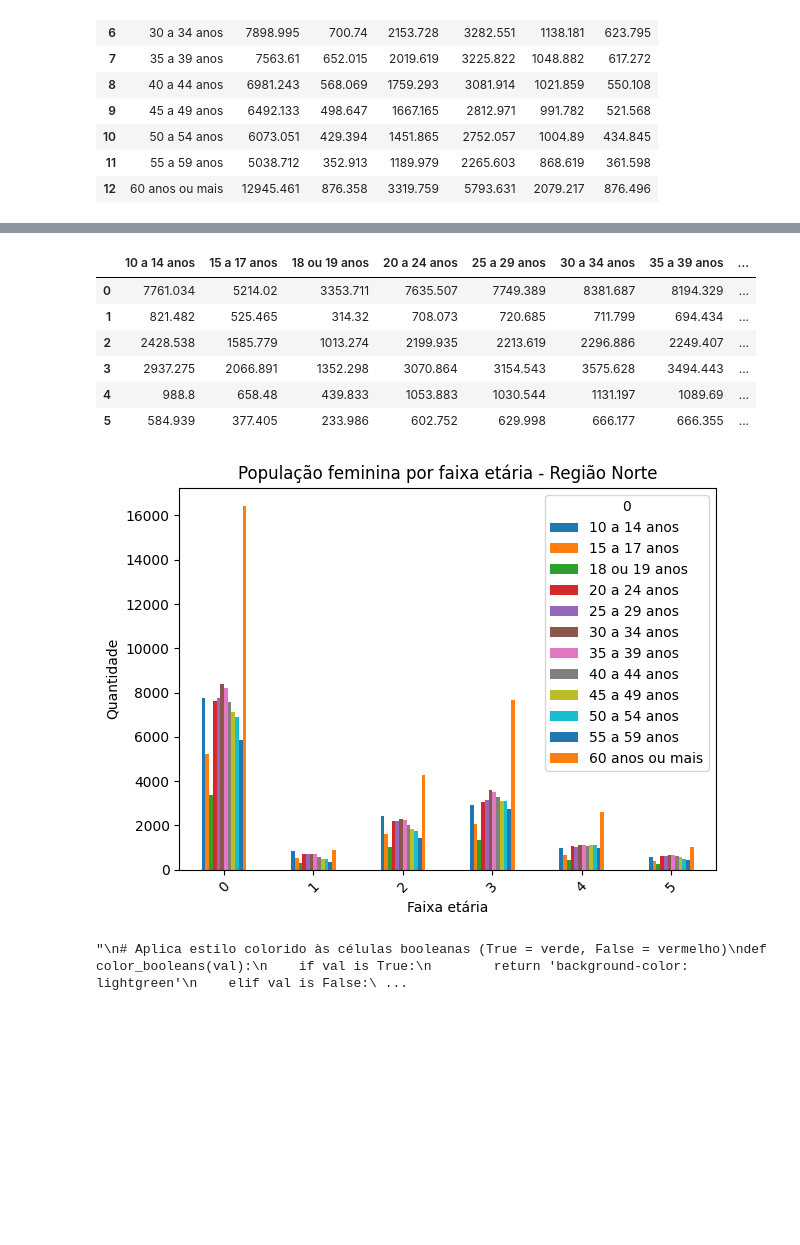
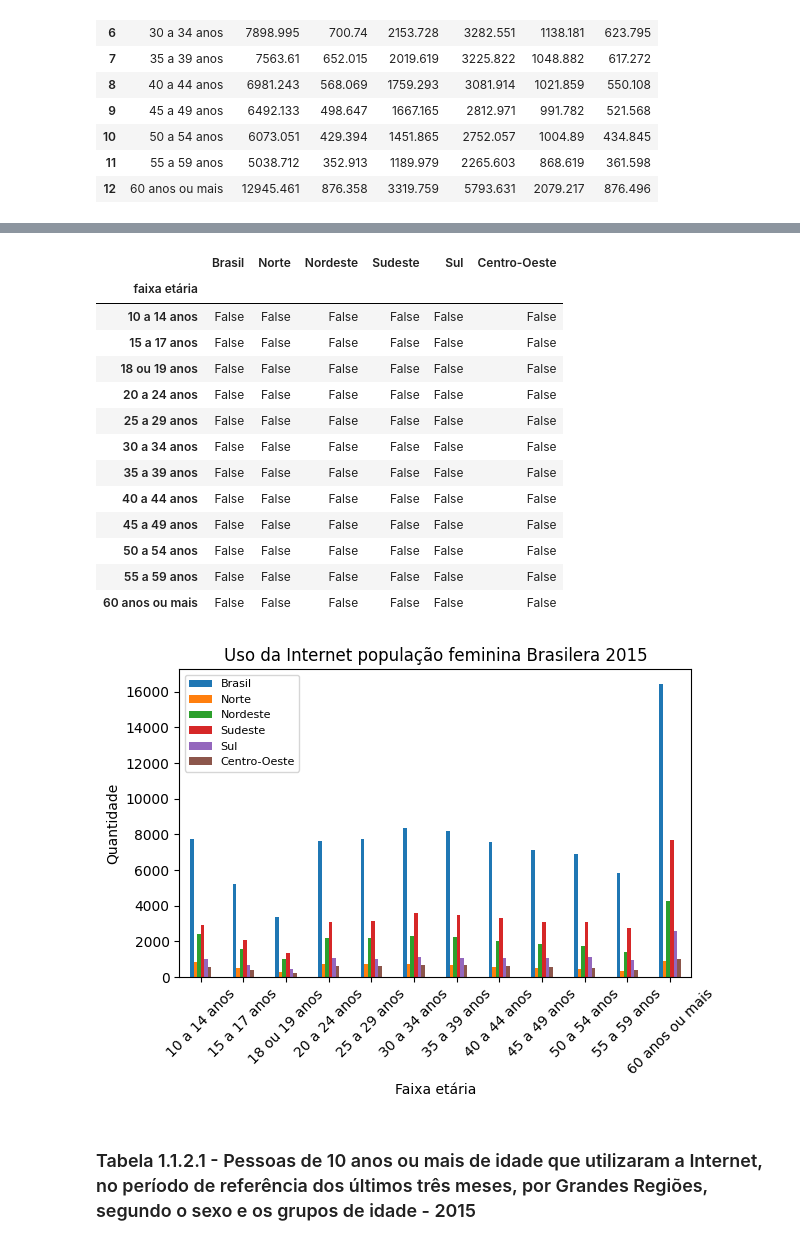
Before and after one commit to izaiapc/first_EDA, a Jupyter notebook: notebooks/acesso_a_internet_2015.ipynb, the cells around one changed output, grey strips where cells are left out. Saved outputs shown, nothing was run; the diff lists cells and outputs as text; code cells hidden in the pictures; blank space fills up the shorter version.

Commit message:
atualizando para jogar no github

```diff
--- a/notebooks/acesso_a_internet_2015.ipynb
+++ b/notebooks/acesso_a_internet_2015.ipynb
@@ -101,46 +106,36 @@ plt.show()
 # %%
-tabela1_mulheres=tabela1.iloc[31:44,:]
+tabela1_mulheres=tabela1.iloc[32:44,:]
 tabela1_mulheres
 tabela1_mulheres.reset_index(drop=True,inplace=True)
-tabela1_mulheres=tabela1_mulheres.T
-tabela1_mulheres=tabela1_mulheres.iloc[:,1:]
-tabela1_mulheres.columns = tabela1_mulheres.iloc[0]
-tabela1_mulheres = tabela1_mulheres[1:]
-tabela1_mulheres = tabela1_mulheres.reset_index(drop=True)
+tabela1_mulheres.columns=['faixa etária','Brasil','Norte','Nordeste','Sudeste','Sul','Centro-Oeste']
+tabela1_mulheres.set_index('faixa etária',inplace=True)
 #
-tabela1_mulheres
+tabela1_mulheres.isnull() #isso deve ser feito no começo
 # %% [output]
-|  | 10 a 14 anos | 15 a 17 anos | 18 ou 19 anos | 20 a 24 anos | 25 a 29 anos | 30 a 34 anos | 35 a 39 anos | ... |
-| 0 | 7761.034 | 5214.02 | 3353.711 | 7635.507 | 7749.389 | 8381.687 | 8194.329 | ... |
-| 1 | 821.482 | 525.465 | 314.32 | 708.073 | 720.685 | 711.799 | 694.434 | ... |
-| 2 | 2428.538 | 1585.779 | 1013.274 | 2199.935 | 2213.619 | 2296.886 | 2249.407 | ... |
-| 3 | 2937.275 | 2066.891 | 1352.298 | 3070.864 | 3154.543 | 3575.628 | 3494.443 | ... |
-| 4 | 988.8 | 658.48 | 439.833 | 1053.883 | 1030.544 | 1131.197 | 1089.69 | ... |
-| 5 | 584.939 | 377.405 | 233.986 | 602.752 | 629.998 | 666.177 | 666.355 | ... |
+|  | Brasil | Norte | Nordeste | Sudeste | Sul | Centro-Oeste |
+| faixa etária |  |  |  |  |  |  |
+| 10 a 14 anos | False | False | False | False | False | False |
+| 15 a 17 anos | False | False | False | False | False | False |
+| 18 ou 19 anos | False | False | False | False | False | False |
+| 20 a 24 anos | False | False | False | False | False | False |
+| 25 a 29 anos | False | False | False | False | False | False |
+| 30 a 34 anos | False | False | False | False | False | False |
+| 35 a 39 anos | False | False | False | False | False | False |
+| 40 a 44 anos | False | False | False | False | False | False |
+| 45 a 49 anos | False | False | False | False | False | False |
+| 50 a 54 anos | False | False | False | False | False | False |
+| 55 a 59 anos | False | False | False | False | False | False |
+| 60 anos ou mais | False | False | False | False | False | False |
-# %%
-'''['10 a 14 anos','15 a 17 anos', '18 ou 19 anos', '20 a 24 anos', '25 a 29 anos', '30 a 34 anos', '35 a 39 anos', '40 a 44 anos', '45 a 49 anos', '50 a 54 anos', '55 a 59 anos', '60 anos ou mais']'''
-tabela1_mulheres.plot(kind='bar',legend=True)
-
-plt.title('População feminina por faixa etária - Região Norte')
-plt.ylabel('Quantidade')
-plt.xlabel('Faixa etária')
-plt.xticks(rotation=45)
-plt.tight_layout()
-plt.show()
-# %% [output]
-[figure, removed]
-# %%
-'''
-# Aplica estilo colorido às células booleanas (True = verde, False = vermelho)
-def color_booleans(val):
-    if val is True:
-        return 'background-color: lightgreen'
-    elif val is False:
-        return 'background-color: lightcoral'
-    return ''  # para NaN ou outros valores
-
-# Aplica à tabela com .style
-df.isnull().style.applymap(color_booleans)
-'''
-# %% [output]
-"\n# Aplica estilo colorido às células booleanas (True = verde, False = vermelho)\ndef color_booleans(val):\n    if val is True:\n        return 'background-color: lightgreen'\n    elif val is False:\ ...
+# %%
+tabela1_mulheres.plot(kind='bar',legend=True)
+plt.legend(loc="upper left",fontsize=8)
+plt.title('Uso da Internet população feminina Brasilera 2015')
+plt.ylabel('Quantidade')
+plt.xlabel('Faixa etária')
+plt.xticks(rotation=45)
+plt.tight_layout()
+plt.show()
+# %% [output]
+[figure, added]
+# %% [markdown]
+### Tabela 1.1.2.1 - Pessoas de 10 anos ou mais de idade que utilizaram a Internet, no período de referência dos últimos três meses, por Grandes Regiões, segundo o sexo e os grupos de idade - 2015
```
Also changed, not shown: parts of 8 cells of this notebook.
